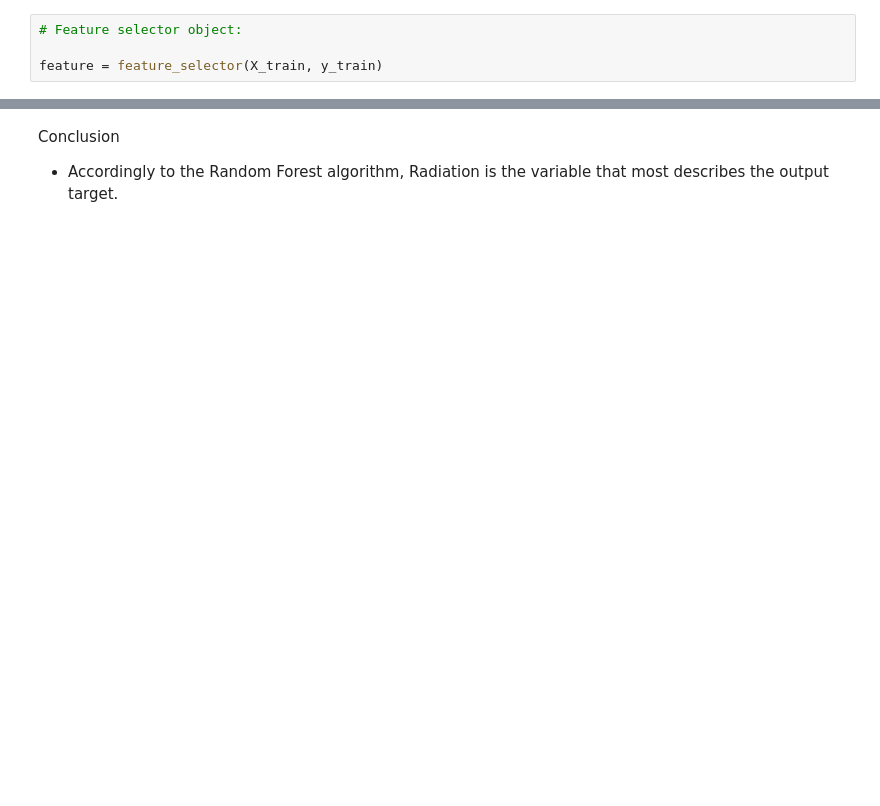
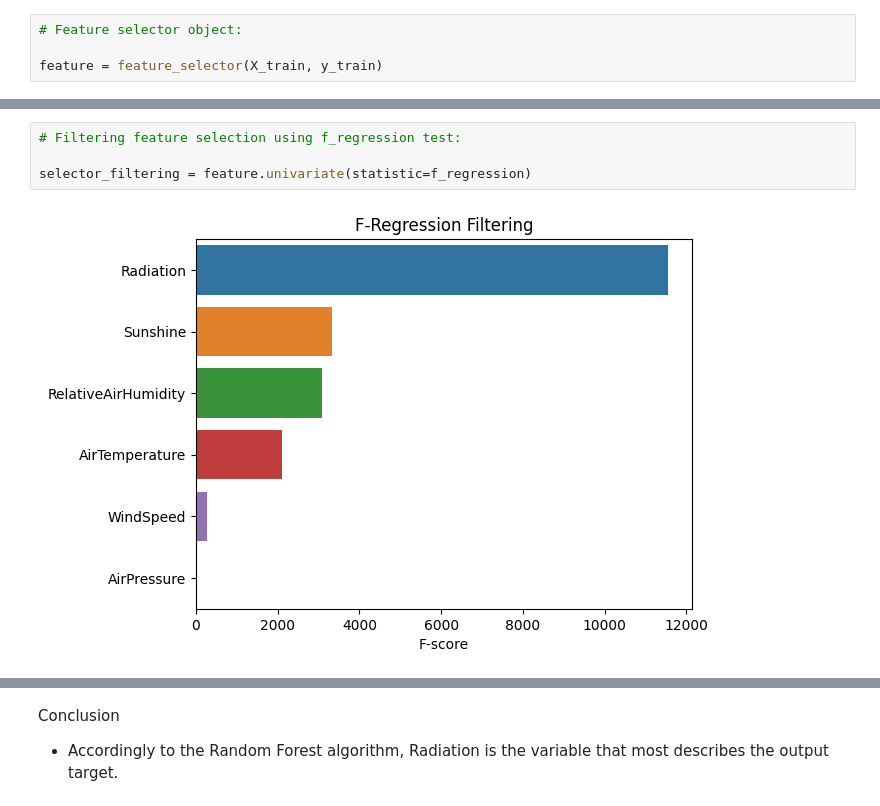
Before and after one commit to caiosoter/DS-Projects, a Jupyter notebook: Solar_Power_Generation_Prediction/Solar_Power_Prediction.ipynb, the cells around one changed output, grey strips where cells are left out. Drawn from its saved outputs; the diff is of its cells as text; blank space fills up the shorter version.

Commit message:
Adicionando Univariate feature selection

```diff
--- a/Solar_Power_Generation_Prediction/Solar_Power_Prediction.ipynb
+++ b/Solar_Power_Generation_Prediction/Solar_Power_Prediction.ipynb
@@ -484 +495,7 @@ feature = feature_selector(X_train, y_train)
+# %%
+# Filtering feature selection using f_regression test:
+
+selector_filtering = feature.univariate(statistic=f_regression)
+# %% [output]
+[figure, added]
 # %% [markdown]
```
Also changed, not shown: parts of 8 cells of this notebook.
